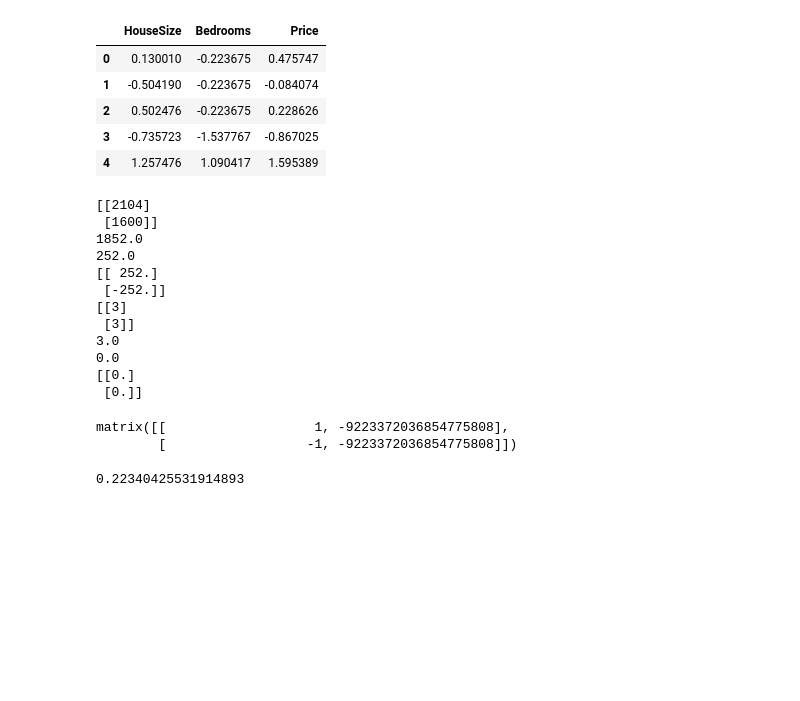
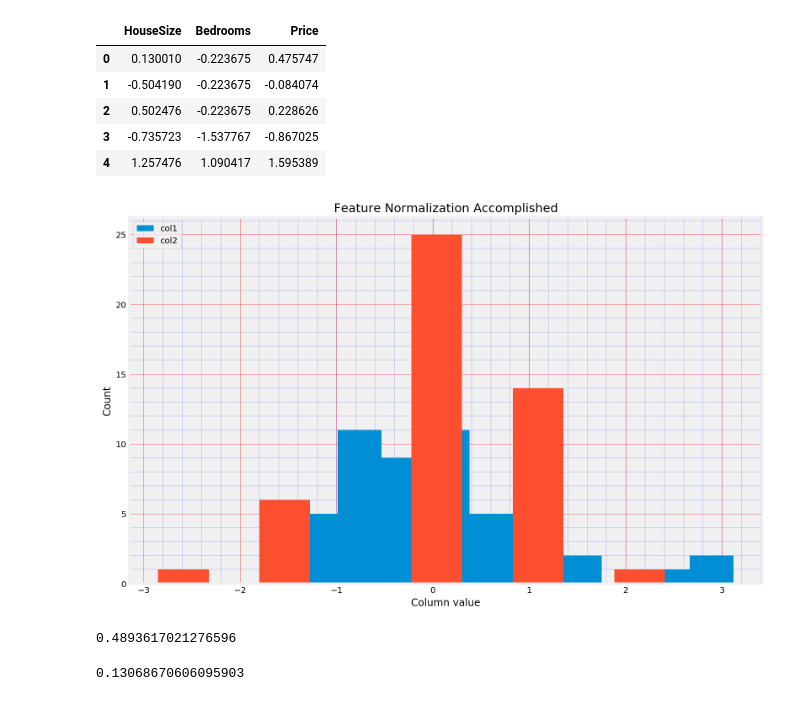
Before and after one commit to msatheeshkumar/ml-python-self-learning, a Jupyter notebook: cera/ex1/ex1.ipynb, the cells around one changed output. Cells and saved outputs as stored; diff of their text form; code cells hidden in the pictures; blank space fills up the shorter version.

```diff
--- a/cera/ex1/ex1.ipynb
+++ b/cera/ex1/ex1.ipynb
@@ -286,24 +290,30 @@ data2.head(n=5)
 | 2 | 0.502476 | -0.223675 | 0.228626 |
 | 3 | -0.735723 | -1.537767 | -0.867025 |
 | 4 | 1.257476 | 1.090417 | 1.595389 |
-# %%
-featureNormalize(X2[0:2, :])
-#y2 = featureNormalize(y2)
-# %% [output]
-[[2104]
- [1600]]
-1852.0
-252.0
-[[ 252.]
- [-252.]]
-[[3]
- [3]]
-3.0
-0.0
-[[0.]
- [0.]]
-matrix([[                   1, -9223372036854775808],
-        [                  -1, -9223372036854775808]])
+# %%
+cols = data2.shape[1]
+X2 = data2.iloc[:, 0:cols-1]
+y2 = data2.iloc[:, cols-1:cols]
+X2 = np.matrix(X2.values)
+y2 = np.matrix(y2.values)
+# %%
+#x = np.linspace(-100, 5000, 5000)
+fig, ax = plt.subplots(figsize=(12,8))
+#ax.hist(X2[:, [0]], label = 'col1',  bins=np.arange(0, 3500, 500))
+ax.hist(X2[:, [0]], label = 'col1')
+ax.hist(X2[:, [1]], label = 'col2')
+ax.legend(loc=2)
+ax.set_xlabel('Column value')
+ax.set_ylabel('Count')
+ax.set_title('Feature Normalization Accomplished')
+ax.set_axisbelow(True)
+ax.minorticks_on()
+ls = (0, (3, 1, 1, 1, 1, 1))
+ax.grid(which='major', linestyle='-', linewidth='0.3', color='red')
+ax.grid(which='minor', linestyle=ls, linewidth='0.2', color='blue')
+ax.tick_params(which='both')
+# %% [output]
+[figure, added]
 # %%
 X2 = np.insert(X2, 0, 1, axis=1) # insert zero at column 0
 # %%
@@ -313,4 +323,12 @@ theta2 = np.matrix(np.array([0, 0, 0]))
 J = computeCost(X2, y2, theta2);
 J
 # %% [output]
-0.22340425531914893
+0.4893617021276596
+# %%
+iterations = 1500;
+alpha = 0.01;
+theta2, theta_hist2, J_hist2 = gradientDescent(X2, y2, theta2, alpha, iterations);
+J = computeCost(X2, y2, theta2);
+J
+# %% [output]
+0.13068670606095903
```
Also changed, not shown: parts of 10 cells of this notebook.
